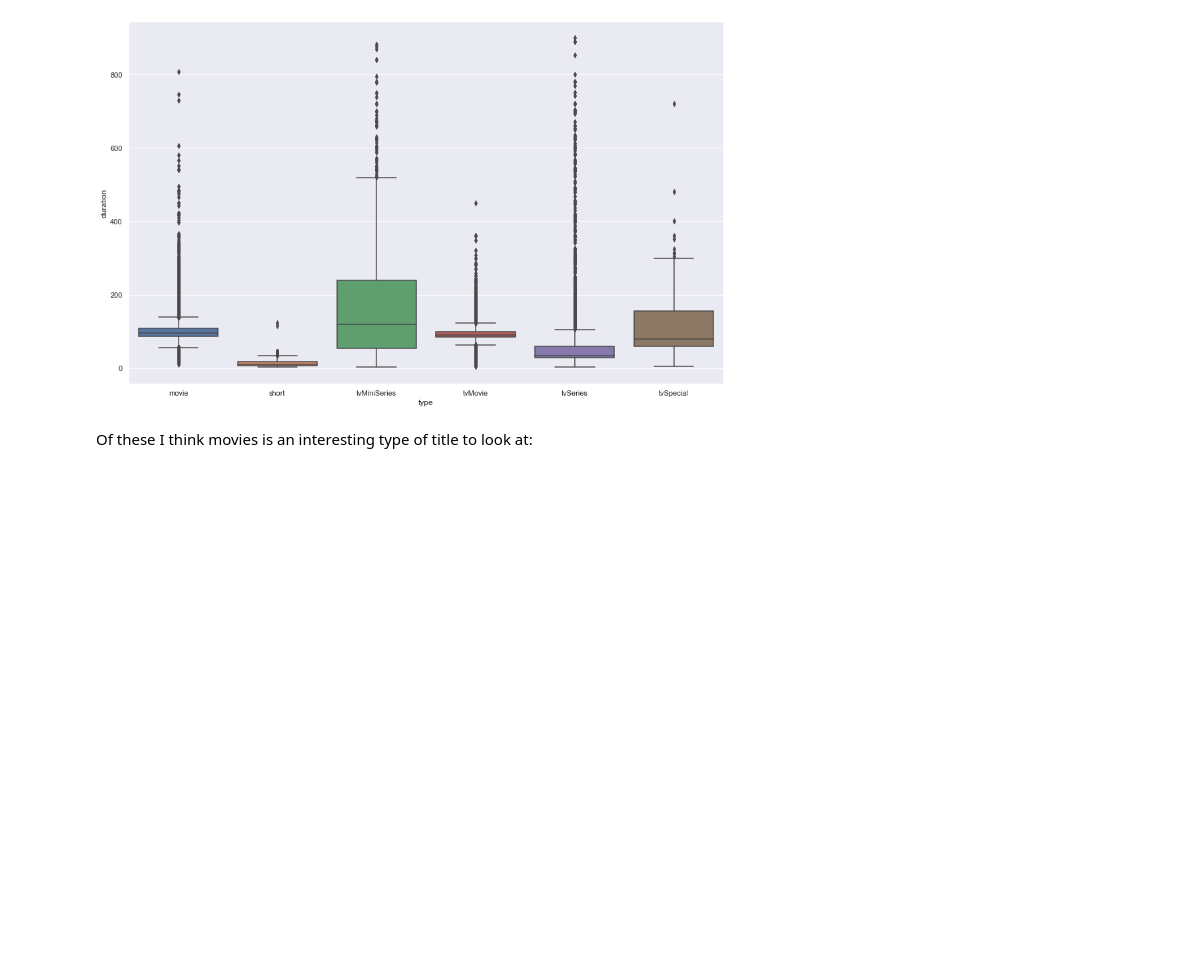
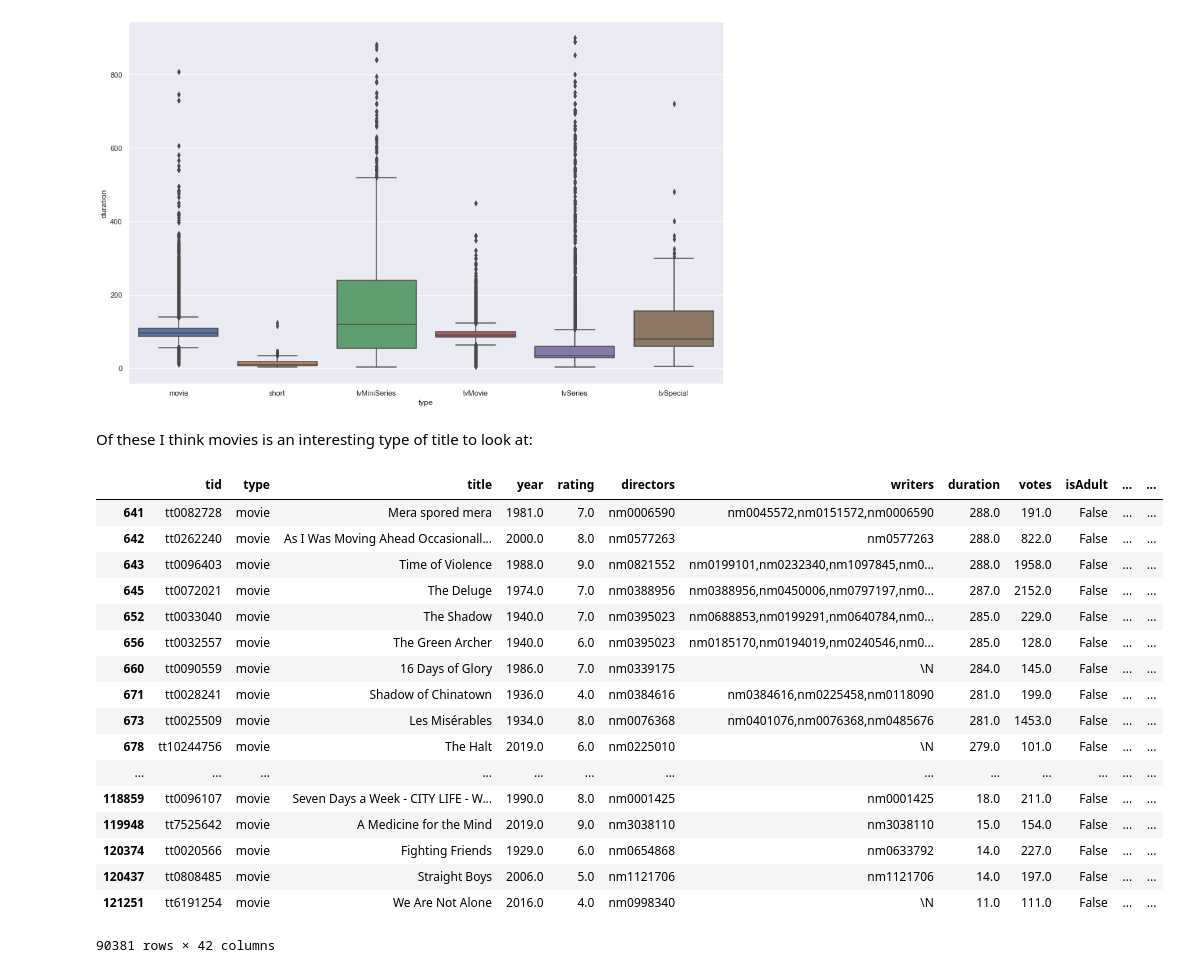
Before and after one commit to cuspime/Projects, a Jupyter notebook: IMDb.ipynb, the cells around one changed output. Cells and saved outputs as stored; diff of their text form; code cells hidden in the pictures; blank space fills up the shorter version.

```diff
--- a/IMDb.ipynb
+++ b/IMDb.ipynb
@@ -382,7 +382,26 @@ sns.boxplot(y='duration', x='type',data=df1);
 # %% [markdown]
 Of these I think movies is an interesting type of title to look at:
 # %%
-df1[df1.type=='movie'][70:].mean()
+df1[df1.type=='movie'][70:]
+# %% [output]
+|  | tid | type | title | year | rating | directors | writers | duration | votes | isAdult | ... | ... |
+| 641 | tt0082728 | movie | Mera spored mera | 1981.0 | 7.0 | nm0006590 | nm0045572,nm0151572,nm0006590 | 288.0 | 191.0 | False | ... | ... |
+| 642 | tt0262240 | movie | As I Was Moving Ahead Occasionall... | 2000.0 | 8.0 | nm0577263 | nm0577263 | 288.0 | 822.0 | False | ... | ... |
+| 643 | tt0096403 | movie | Time of Violence | 1988.0 | 9.0 | nm0821552 | nm0199101,nm0232340,nm1097845,nm0... | 288.0 | 1958.0 | False | ... | ... |
+| 645 | tt0072021 | movie | The Deluge | 1974.0 | 7.0 | nm0388956 | nm0388956,nm0450006,nm0797197,nm0... | 287.0 | 2152.0 | False | ... | ... |
+| 652 | tt0033040 | movie | The Shadow | 1940.0 | 7.0 | nm0395023 | nm0688853,nm0199291,nm0640784,nm0... | 285.0 | 229.0 | False | ... | ... |
+| 656 | tt0032557 | movie | The Green Archer | 1940.0 | 6.0 | nm0395023 | nm0185170,nm0194019,nm0240546,nm0... | 285.0 | 128.0 | False | ... | ... |
+| 660 | tt0090559 | movie | 16 Days of Glory | 1986.0 | 7.0 | nm0339175 | \N | 284.0 | 145.0 | False | ... | ... |
+| 671 | tt0028241 | movie | Shadow of Chinatown | 1936.0 | 4.0 | nm0384616 | nm0384616,nm0225458,nm0118090 | 281.0 | 199.0 | False | ... | ... |
+| 673 | tt0025509 | movie | Les Misérables | 1934.0 | 8.0 | nm0076368 | nm0401076,nm0076368,nm0485676 | 281.0 | 1453.0 | False | ... | ... |
+| 678 | tt10244756 | movie | The Halt | 2019.0 | 6.0 | nm0225010 | \N | 279.0 | 101.0 | False | ... | ... |
+| ... | ... | ... | ... | ... | ... | ... | ... | ... | ... | ... | ... | ... |
+| 118859 | tt0096107 | movie | Seven Days a Week - CITY LIFE - W... | 1990.0 | 8.0 | nm0001425 | nm0001425 | 18.0 | 211.0 | False | ... | ... |
+| 119948 | tt7525642 | movie | A Medicine for the Mind | 2019.0 | 9.0 | nm3038110 | nm3038110 | 15.0 | 154.0 | False | ... | ... |
+| 120374 | tt0020566 | movie | Fighting Friends | 1929.0 | 6.0 | nm0654868 | nm0633792 | 14.0 | 227.0 | False | ... | ... |
+| 120437 | tt0808485 | movie | Straight Boys | 2006.0 | 5.0 | nm1121706 | nm1121706 | 14.0 | 197.0 | False | ... | ... |
+| 121251 | tt6191254 | movie | We Are Not Alone | 2016.0 | 4.0 | nm0998340 | \N | 11.0 | 111.0 | False | ... | ... |
+90381 rows × 42 columns
 # %%
 plt.figure(figsize=(6,10))
 sns.boxplot(y='duration',data=df1[df1.type=='movie'][70:]);
```
Also changed, not shown: parts of 3 cells of this notebook.
